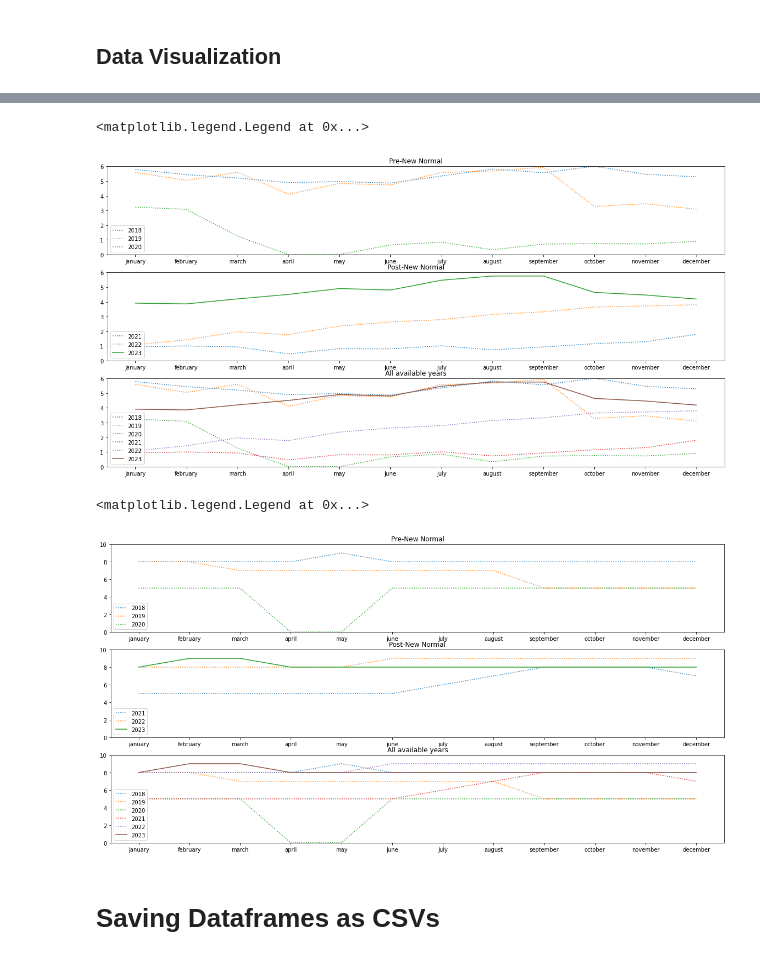
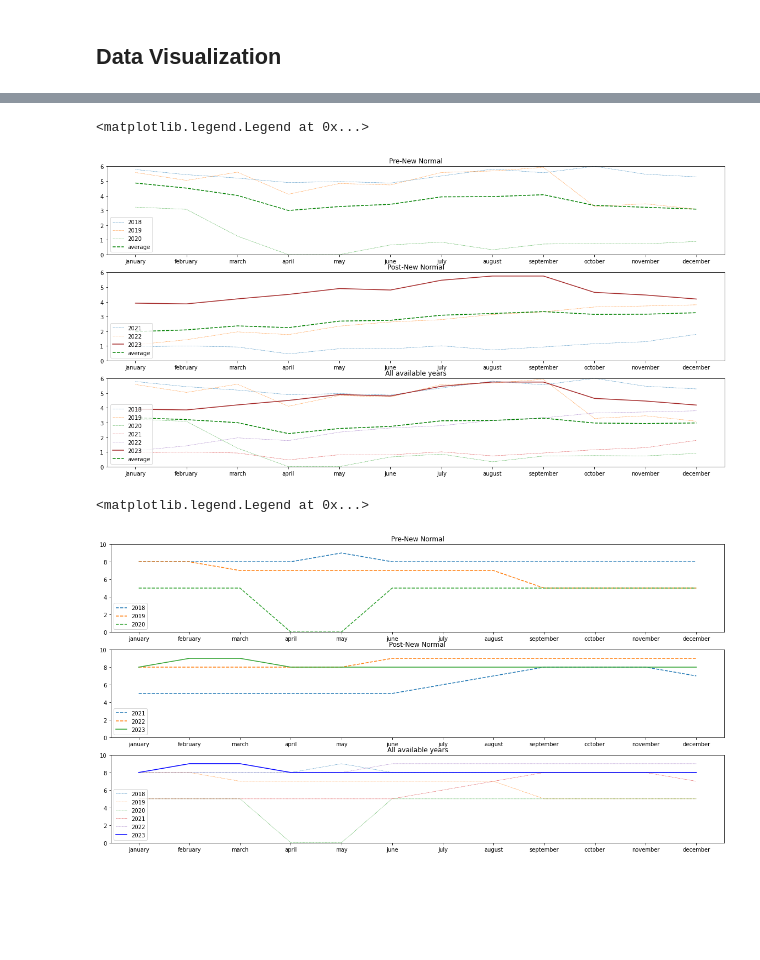
Before and after one commit to AGR-Yes/LRT-KPI, a Jupyter notebook: main.ipynb, the cells around one changed output, grey strips where cells are left out. Drawn from its saved outputs; the diff is of its cells as text; code cells hidden in the pictures; blank space fills up the shorter version.

```diff
--- a/main.ipynb
+++ b/main.ipynb
@@ -542,40 +510,43 @@ traffic_min = traffic_df_imputed[["2018","2019","2020","2021","2022","2023"]].mi
 # %%
 #subplots
 fig, ax = plt.subplots(3, figsize=(20,10))
 
 #pre-new normal
 
 ax[0].set_title("Pre-New Normal")
-ax[0].plot(traffic_df_imputed["month"], traffic_df_imputed["2018"], label="2018", linestyle=":")
-ax[0].plot(traffic_df_imputed["month"], traffic_df_imputed["2019"], label="2019", linestyle=":")
-ax[0].plot(traffic_df_imputed["month"], traffic_df_imputed["2020"], label="2020", linestyle=":")
+ax[0].plot(traffic_df_imputed["month"], traffic_df_imputed["2018"], label="2018", linestyle="--", linewidth = 0.5)
+ax[0].plot(traffic_df_imputed["month"], traffic_df_imputed["2019"], label="2019", linestyle="--", linewidth = 0.5)
+ax[0].plot(traffic_df_imputed["month"], traffic_df_imputed["2020"], label="2020", linestyle="--", linewidth = 0.5)
+ax[0].plot(traffic_df_imputed["month"], traffic_df_imputed[["2018","2019","2020"]].mean(axis=1), label = "average", linestyle="--", color = "green")
 ax[0].set_ylim(traffic_min, traffic_max)
 ax[0].legend(loc = 3)
 
 
 #post-new normal
 
 ax[1].set_title("Post-New Normal")
-ax[1].plot(traffic_df_imputed["month"], traffic_df_imputed["2021"], label="2021", linestyle=":")
-ax[1].plot(traffic_df_imputed["month"], traffic_df_imputed["2022"], label="2022", linestyle=":")
-ax[1].plot(traffic_df_imputed["month"], traffic_df_imputed["2023"], label="2023", )
+ax[1].plot(traffic_df_imputed["month"], traffic_df_imputed["2021"], label="2021", linestyle="--", linewidth = 0.5)
+ax[1].plot(traffic_df_imputed["month"], traffic_df_imputed["2022"], label="2022", linestyle="--", linewidth = 0.5)
+ax[1].plot(traffic_df_imputed["month"], traffic_df_imputed["2023"], label="2023", color = "brown")
+ax[1].plot(traffic_df_imputed["month"], traffic_df_imputed[["2021","2022","2023"]].mean(axis=1), label = "average", linestyle="--", color = "green")
 ax[1].set_ylim(traffic_min, traffic_max)
 ax[1].legend(loc = 3)
 
 #all years
 
 ax[2].set_title("All available years")
-ax[2].plot(traffic_df_imputed["month"], traffic_df_imputed["2018"], label="2018", linestyle=":")
-ax[2].plot(traffic_df_imputed["month"], traffic_df_imputed["2019"], label="2019", linestyle=":")
-ax[2].plot(traffic_df_imputed["month"], traffic_df_imputed["2020"], label="2020", linestyle=":")
-ax[2].plot(traffic_df_imputed["month"], traffic_df_imputed["2021"], label="2021", linestyle=":")
-ax[2].plot(traffic_df_imputed["month"], traffic_df_imputed["2022"], label="2022", linestyle=":")
-ax[2].plot(traffic_df_imputed["month"], traffic_df_imputed["2023"], label="2023", )
+ax[2].plot(traffic_df_imputed["month"], traffic_df_imputed["2018"], label="2018", linestyle="--", linewidth = 0.5)
+ax[2].plot(traffic_df_imputed["month"], traffic_df_imputed["2019"], label="2019", linestyle="--", linewidth = 0.5)
+ax[2].plot(traffic_df_imputed["month"], traffic_df_imputed["2020"], label="2020", linestyle="--", linewidth = 0.5)
+ax[2].plot(traffic_df_imputed["month"], traffic_df_imputed["2021"], label="2021", linestyle="--", linewidth = 0.5)
+ax[2].plot(traffic_df_imputed["month"], traffic_df_imputed["2022"], label="2022", linestyle="--", linewidth = 0.5)
+ax[2].plot(traffic_df_imputed["month"], traffic_df_imputed["2023"], label="2023", color = "brown")
+ax[2].plot(traffic_df_imputed["month"], traffic_df_imputed[["2018","2019","2020","2021","2022"]].mean(axis=1), label = "average", linestyle="--", color = "green")
 ax[2].set_ylim(traffic_min, traffic_max)
 ax[2].legend(loc = 3)
 # %% [output]
 <matplotlib.legend.Legend at 0x...>
-[figure, old version]
+[figure, new version]
 # %%
 #subplots
 fig, ax = plt.subplots(3, figsize=(20,10))
@@ -583,9 +554,9 @@ fig, ax = plt.subplots(3, figsize=(20,10))
 #pre-new normal
 
 ax[0].set_title("Pre-New Normal")
-ax[0].plot(peak_df_imputed["month"], peak_df_imputed["2018"], label="2018", linestyle=":")
-ax[0].plot(peak_df_imputed["month"], peak_df_imputed["2019"], label="2019", linestyle=":")
-ax[0].plot(peak_df_imputed["month"], peak_df_imputed["2020"], label="2020", linestyle=":")
+ax[0].plot(peak_df_imputed["month"], peak_df_imputed["2018"], label="2018", linestyle="--")
+ax[0].plot(peak_df_imputed["month"], peak_df_imputed["2019"], label="2019", linestyle="--")
+ax[0].plot(peak_df_imputed["month"], peak_df_imputed["2020"], label="2020", linestyle="--")
 ax[0].set_ylim(peak_min, peak_max + 1)
 ax[0].legend(loc = 3)
 
@@ -593,8 +564,8 @@ ax[0].legend(loc = 3)
 #post-new normal
 
 ax[1].set_title("Post-New Normal")
-ax[1].plot(peak_df_imputed["month"], peak_df_imputed["2021"], label="2021", linestyle=":")
-ax[1].plot(peak_df_imputed["month"], peak_df_imputed["2022"], label="2022", linestyle=":")
+ax[1].plot(peak_df_imputed["month"], peak_df_imputed["2021"], label="2021", linestyle="--")
+ax[1].plot(peak_df_imputed["month"], peak_df_imputed["2022"], label="2022", linestyle="--")
 ax[1].plot(peak_df_imputed["month"], peak_df_imputed["2023"], label="2023", )
 ax[1].set_ylim(peak_min, peak_max + 1)
 ax[1].legend(loc = 3)
@@ -602,16 +573,16 @@ ax[1].legend(loc = 3)
 #all years
 
 ax[2].set_title("All available years")
-ax[2].plot(peak_df_imputed["month"], peak_df_imputed["2018"], label="2018", linestyle=":")
-ax[2].plot(peak_df_imputed["month"], peak_df_imputed["2019"], label="2019", linestyle=":")
-ax[2].plot(peak_df_imputed["month"], peak_df_imputed["2020"], label="2020", linestyle=":")
-ax[2].plot(peak_df_imputed["month"], peak_df_imputed["2021"], label="2021", linestyle=":")
-ax[2].plot(peak_df_imputed["month"], peak_df_imputed["2022"], label="2022", linestyle=":")
-ax[2].plot(peak_df_imputed["month"], peak_df_imputed["2023"], label="2023", )
+ax[2].plot(peak_df_imputed["month"], peak_df_imputed["2018"], label="2018", linestyle="--", linewidth = 0.5)
+ax[2].plot(peak_df_imputed["month"], peak_df_imputed["2019"], label="2019", linestyle="--", linewidth = 0.5)
+ax[2].plot(peak_df_imputed["month"], peak_df_imputed["2020"], label="2020", linestyle="--", linewidth = 0.5)
+ax[2].plot(peak_df_imputed["month"], peak_df_imputed["2021"], label="2021", linestyle="--", linewidth = 0.5)
+ax[2].plot(peak_df_imputed["month"], peak_df_imputed["2022"], label="2022", linestyle="--", linewidth = 0.5)
+ax[2].plot(peak_df_imputed["month"], peak_df_imputed["2023"], label="2023", color = "blue")
 ax[2].set_ylim(peak_min, peak_max + 1)
 ax[2].legend(loc = 3)
+
+#ax line chart to get average of all years with ax[2].plot
 # %% [output]
 <matplotlib.legend.Legend at 0x...>
-[figure, old version]
+[figure, new version]
-# %% [markdown]
-# **Saving Dataframes as CSVs**
```
Also changed, not shown: parts of 4 cells of this notebook.
